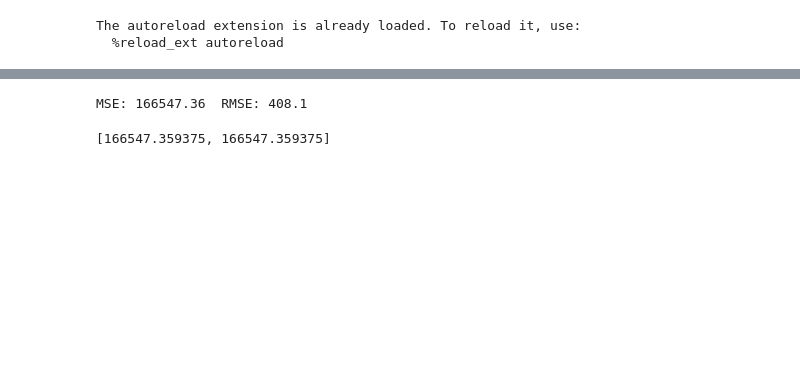
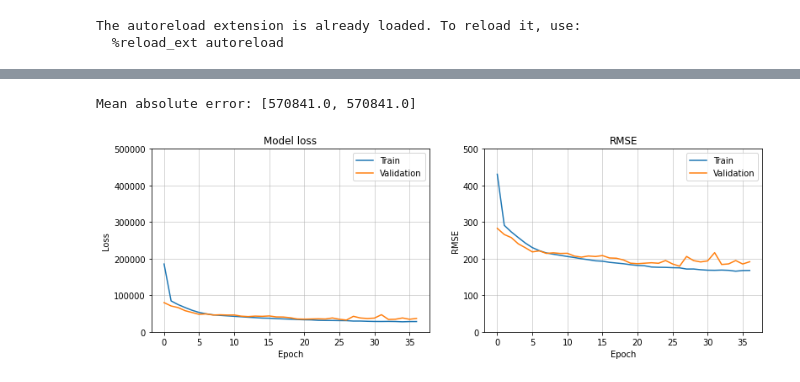
Before and after one commit to RomainJupille/BatteryProject, a Jupyter notebook: test_model_two.ipynb, the cells around one changed output, grey strips where cells are left out. Cells and saved outputs as stored; diff of their text form; code cells hidden in the pictures; blank space fills up the shorter version.

```diff
--- a/test_model_two.ipynb
+++ b/test_model_two.ipynb
@@ -13,14 +12,10 @@ import numpy as np
 # %%
 from BatteryProject.ModelTwo import trainer
+from BatteryProject.ModelTwo.loss import root_mean_squared_error
 
-trainer = trainer.Trainer(deep=20,offset=100)
-trainer.features = {
-        'disc_capa' : 'summary_discharge_capacity.csv',
-        'dis_ener' : 'summary_discharge_energy.csv',
-        'temp_avg' : 'summary_temperature_average.csv',
-        'char_capa' : 'summary_charge_capacity.csv'}
-
-print(f"offset: {trainer.offset} deep: {trainer.deep} classes: {trainer.classes}")
-
-# récupère les données
-trainer.get_data(trainer.features);
+features = {
+    'disc_capa' : 'summary_discharge_capacity.csv',
+    'dis_ener' : 'summary_discharge_energy.csv',
+    'temp_avg' : 'summary_temperature_average.csv',
+    'char_capa' : 'summary_charge_capacity.csv',
+}
@@ -28,0 +22,3 @@ offset: 100 deep: 20 classes: [550]
+# %%
+trainer = trainer.Trainer(features)
+trainer
@@ -53,0 +57,2 @@ _________________________________________________________________
+# %%
+trainer.set_pipeline()
@@ -54,3 +61,3 @@ _________________________________________________________________
 # %%
-trainer.fit(model)
+trainer.run()
 # %% [output]
@@ -74,7 +82,8 @@ Epoch 39/100
-# %%
-error = trainer.eval(model)
-print(f"MSE: {round(error[0],2)}  RMSE: {round(np.sqrt(error[0]),2)}")
-error
-# %% [output]
-MSE: 166547.36  RMSE: 408.1
-[166547.359375, 166547.359375]
+# %%
+res = trainer.eval()
+res
+print(f'Mean absolute error: {res}')
+trainer.plot_mse();
+# %% [output]
+Mean absolute error: [570841.0, 570841.0]
+[figure, added]
```
Also changed, not shown: parts of 18 cells of this notebook, 12 other files.
